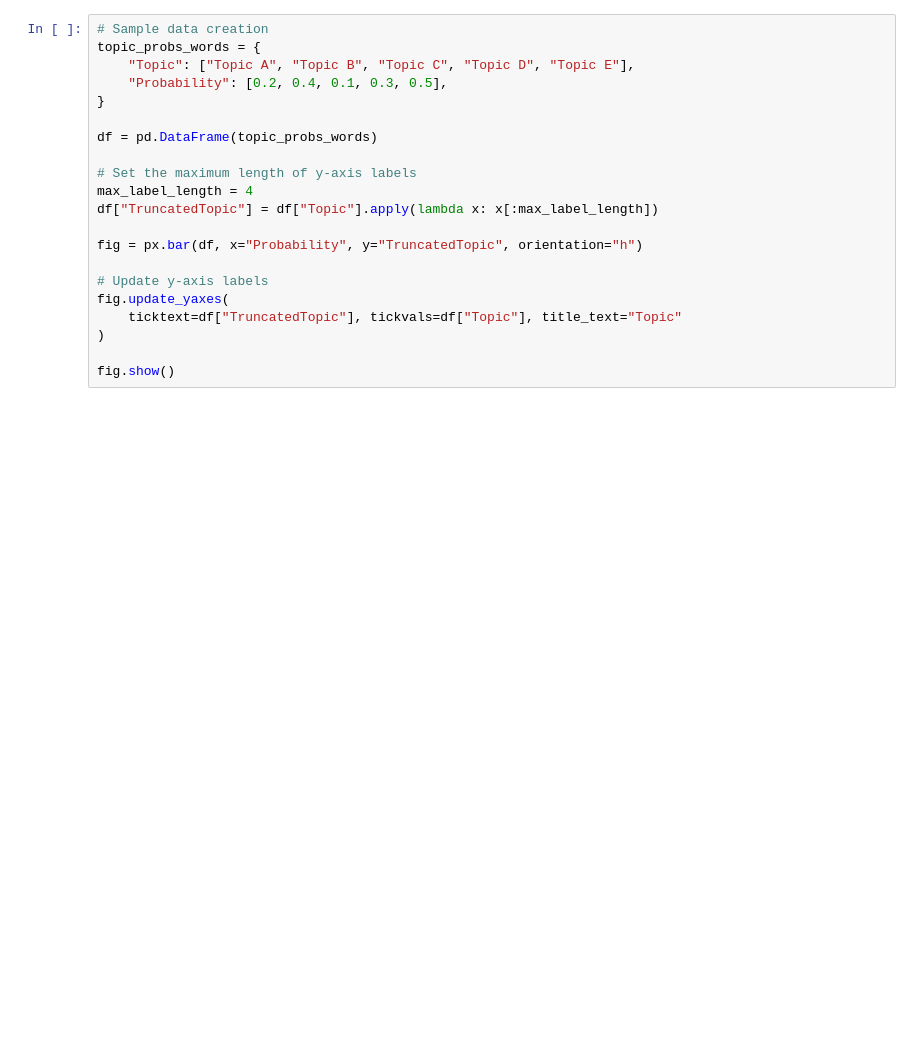
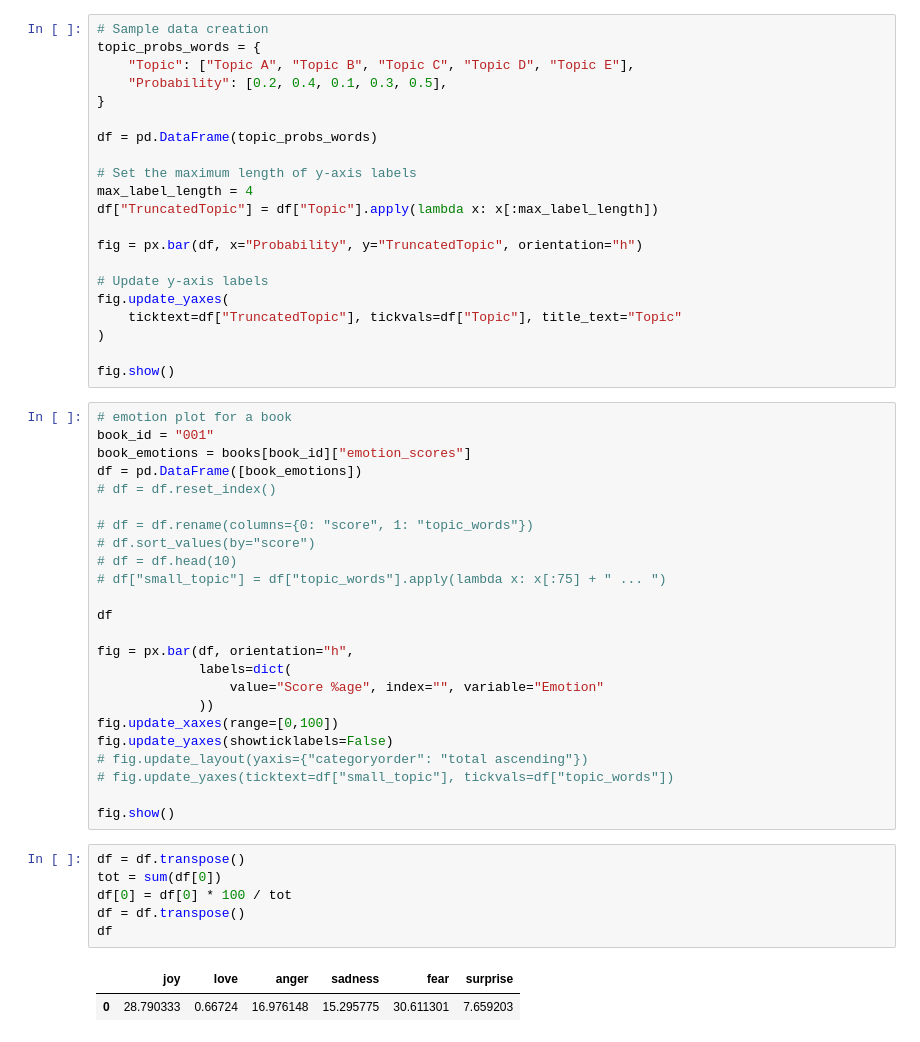
Before and after one commit to divijmishra/scifi_nlp_search_engine, a Jupyter notebook: notebooks/05.1-dm-plotly_plots.ipynb, the cells around one changed output. Saved outputs shown, nothing was run; the diff lists cells and outputs as text; blank space fills up the shorter version.

Commit message:
Added an emotion plot and some text to the app.

```diff
--- a/notebooks/05.1-dm-plotly_plots.ipynb
+++ b/notebooks/05.1-dm-plotly_plots.ipynb
@@ -107,3 +107,36 @@ fig.update_yaxes(
 )
 
 fig.show()
+# %%
+# emotion plot for a book
+book_id = "001"
+book_emotions = books[book_id]["emotion_scores"]
+df = pd.DataFrame([book_emotions])
+# df = df.reset_index()
+
+# df = df.rename(columns={0: "score", 1: "topic_words"})
+# df.sort_values(by="score")
+# df = df.head(10)
+# df["small_topic"] = df["topic_words"].apply(lambda x: x[:75] + " ... ")
+
+df
+
+fig = px.bar(df, orientation="h",
+             labels=dict(
+                 value="Score %age", index="", variable="Emotion"
+             ))
+fig.update_xaxes(range=[0,100])
+fig.update_yaxes(showticklabels=False)
+# fig.update_layout(yaxis={"categoryorder": "total ascending"})
+# fig.update_yaxes(ticktext=df["small_topic"], tickvals=df["topic_words"])
+
+fig.show()
+# %%
+df = df.transpose()
+tot = sum(df[0])
+df[0] = df[0] * 100 / tot
+df = df.transpose()
+df
+# %% [output]
+|  | joy | love | anger | sadness | fear | surprise |
+| 0 | 28.790333 | 0.66724 | 16.976148 | 15.295775 | 30.611301 | 7.659203 |
```
Also changed, not shown: 1 other file.
